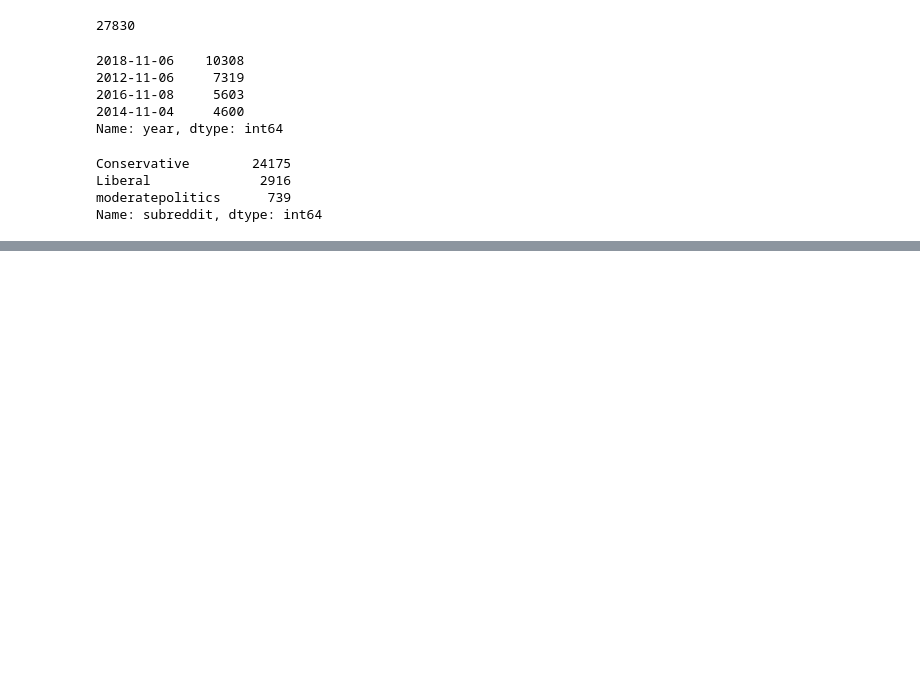
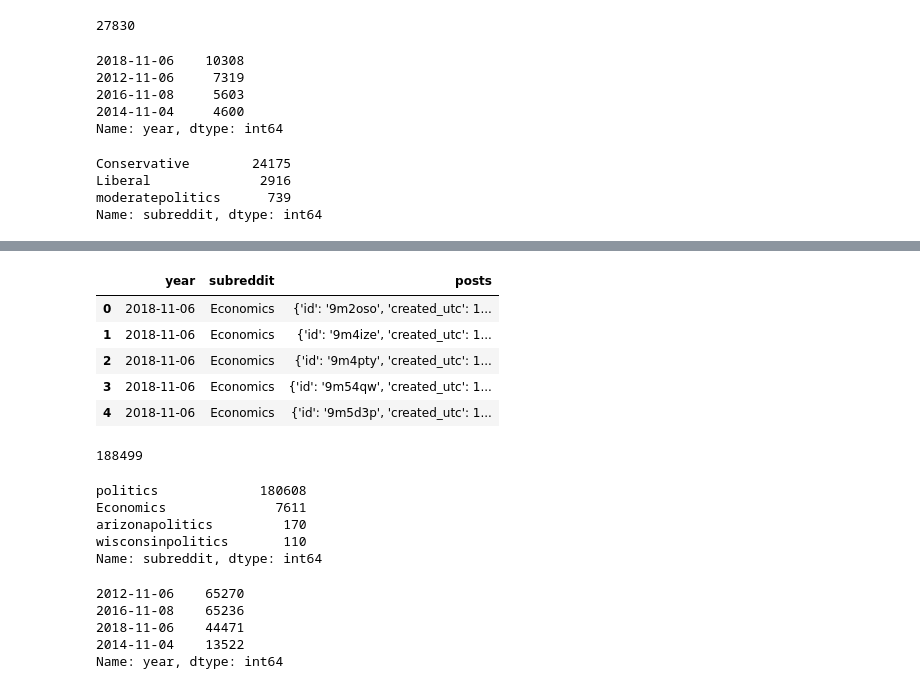
Before and after one commit to jake-w-schneider/CS109a-Group-81-Final-Project, a Jupyter notebook: API/Reddit/Data Collection.ipynb, the cells around one changed output, grey strips where cells are left out. Saved outputs shown, nothing was run; the diff lists cells and outputs as text; code cells hidden in the pictures; blank space fills up the shorter version.

```diff
--- a/API/Reddit/Data Collection.ipynb
+++ b/API/Reddit/Data Collection.ipynb
@@ -351,3 +352,5 @@ Name: subreddit, dtype: int64
 sub_df_2018 = sub_df.loc[sub_df['year']=='2018-11-06']
 # %%
 sub_df.to_csv("Reddit_Election_Posts.csv",index=False)
+# %%
+test_subreddits = ['Economics','arizonapolitics','wisconsinpolitics','politics']
@@ -353,0 +360,36 @@ sub_df.to_csv("Reddit_Election_Posts.csv",index=False)
+# %%
+posts = []
+z=0
+from datetime import date
+
+
+for x in election_dates:
+
+    for y in test_subreddits:
+        print(x, " : ", y)
+        subreddit = y
+        end_at=date.fromisoformat(x)
+        start_at=(end_at) - timedelta(days=30)
+        end_at_unix = time.mktime(end_at.timetuple())
+        start_at_unix = time.mktime(start_at.timetuple())
+
+        temp_posts = []
+        for interval in give_me_intervals(start_at_unix, end_at_unix, 7):
+            pulled_posts = pull_posts_for(
+                subreddit, interval[0], interval[1])
+
+            temp_posts.extend(pulled_posts)
+            time.sleep(.500)
+
+        if z==0:
+            df = pd.DataFrame({'year':x,
+                              'subreddit':y,
+                              'posts':temp_posts})
+
+            z=1
+        else:
+            df2 = pd.DataFrame({'year':x,
+                              'subreddit':y,
+                              'posts':temp_posts})
+
+            df=df.append(df2,ignore_index=True)
@@ -353,0 +413,29 @@ sub_df.to_csv("Reddit_Election_Posts.csv",index=False)
+# %%
+df.head()
+# %% [output]
+|  | year | subreddit | posts |
+| 0 | 2018-11-06 | Economics | {'id': '9m2oso', 'created_utc': 1... |
+| 1 | 2018-11-06 | Economics | {'id': '9m4ize', 'created_utc': 1... |
+| 2 | 2018-11-06 | Economics | {'id': '9m4pty', 'created_utc': 1... |
+| 3 | 2018-11-06 | Economics | {'id': '9m54qw', 'created_utc': 1... |
+| 4 | 2018-11-06 | Economics | {'id': '9m5d3p', 'created_utc': 1... |
+# %%
+print(len(df))
+# %% [output]
+188499
+# %%
+df['subreddit'].value_counts()
+# %% [output]
+politics             180608
+Economics              7611
+arizonapolitics         170
+wisconsinpolitics       110
+Name: subreddit, dtype: int64
+# %%
+df['year'].value_counts()
+# %% [output]
+2012-11-06    65270
+2016-11-08    65236
+2018-11-06    44471
+2014-11-04    13522
+Name: year, dtype: int64
```
Also changed, not shown: parts of 12 cells of this notebook, 5 other files.
